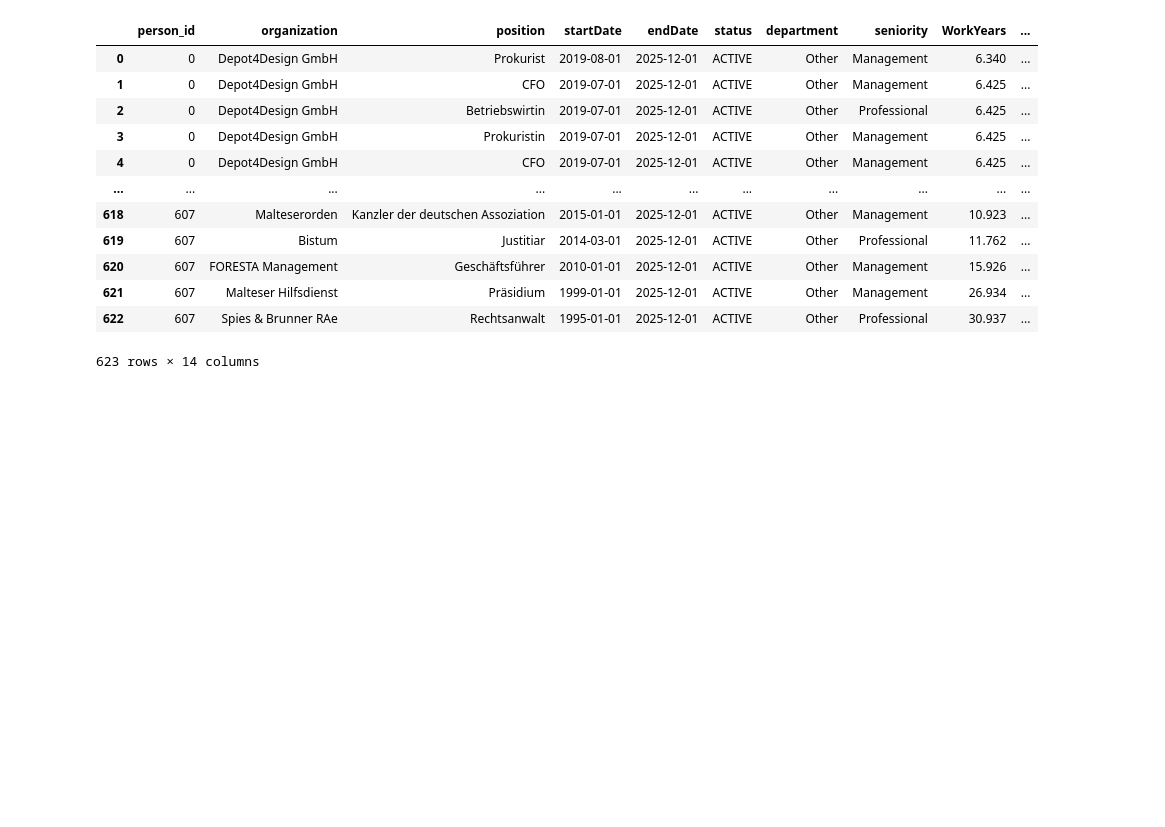
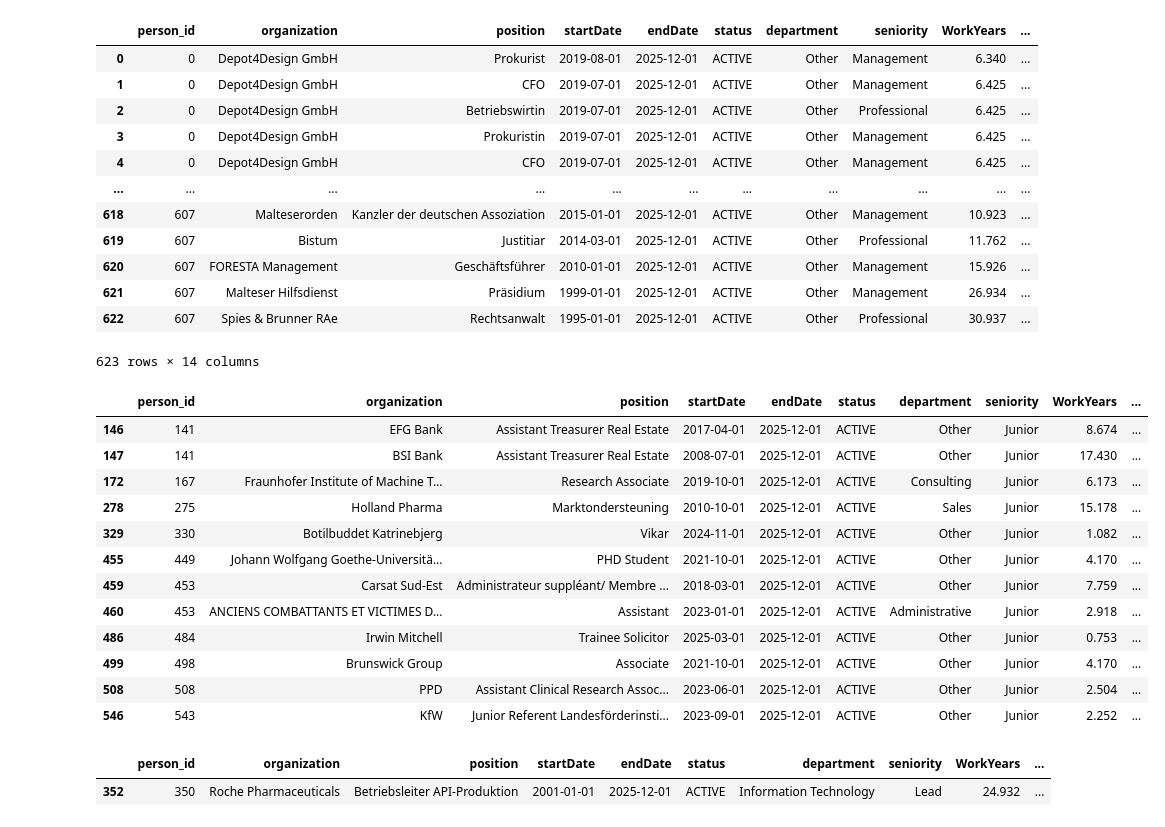
Before and after one commit to E-tech-coder/DataScienceCapstoneProject, a Jupyter notebook: RuleBasedSeniority.ipynb, the cells around one changed output. Saved outputs shown, nothing was run; the diff lists cells and outputs as text; code cells hidden in the pictures; blank space fills up the shorter version.

```diff
--- a/RuleBasedSeniority.ipynb
+++ b/RuleBasedSeniority.ipynb
@@ -284,5 +289,5 @@ Inactive_Y
 # %%
-df_years = Active_df.merge(Inactive_Y, on = "person_id", how = "left")
+df_years = Active_df.merge(Inactive_Y, on = ("person_id", "organization"), how = "left")
 df_years["InactiveYears"] = df_years["InactiveYears"].fillna(0)
 df_years["TotalYears"] = df_years["WorkYears"] + df_years["InactiveYears"]
 # %%
@@ -301,3 +306,24 @@ df_years
 | 621 | 607 | Malteser Hilfsdienst | Präsidium | 1999-01-01 | 2025-12-01 | ACTIVE | Other | Management | 26.934 | ... |
 | 622 | 607 | Spies & Brunner RAe | Rechtsanwalt | 1995-01-01 | 2025-12-01 | ACTIVE | Other | Professional | 30.937 | ... |
 623 rows × 14 columns
+# %%
+df_years[df_years["seniority"=="Junior"]]
+# %% [output]
+|  | person_id | organization | position | startDate | endDate | status | department | seniority | WorkYears | ... |
+| 146 | 141 | EFG Bank | Assistant Treasurer Real Estate | 2017-04-01 | 2025-12-01 | ACTIVE | Other | Junior | 8.674 | ... |
+| 147 | 141 | BSI Bank | Assistant Treasurer Real Estate | 2008-07-01 | 2025-12-01 | ACTIVE | Other | Junior | 17.430 | ... |
+| 172 | 167 | Fraunhofer Institute of Machine T... | Research Associate | 2019-10-01 | 2025-12-01 | ACTIVE | Consulting | Junior | 6.173 | ... |
+| 278 | 275 | Holland Pharma | Marktondersteuning | 2010-10-01 | 2025-12-01 | ACTIVE | Sales | Junior | 15.178 | ... |
+| 329 | 330 | Botilbuddet Katrinebjerg | Vikar | 2024-11-01 | 2025-12-01 | ACTIVE | Other | Junior | 1.082 | ... |
+| 455 | 449 | Johann Wolfgang Goethe-Universitä... | PHD Student | 2021-10-01 | 2025-12-01 | ACTIVE | Other | Junior | 4.170 | ... |
+| 459 | 453 | Carsat Sud-Est | Administrateur suppléant/ Membre ... | 2018-03-01 | 2025-12-01 | ACTIVE | Other | Junior | 7.759 | ... |
+| 460 | 453 | ANCIENS COMBATTANTS ET VICTIMES D... | Assistant | 2023-01-01 | 2025-12-01 | ACTIVE | Administrative | Junior | 2.918 | ... |
+| 486 | 484 | Irwin Mitchell | Trainee Solicitor | 2025-03-01 | 2025-12-01 | ACTIVE | Other | Junior | 0.753 | ... |
+| 499 | 498 | Brunswick Group | Associate | 2021-10-01 | 2025-12-01 | ACTIVE | Other | Junior | 4.170 | ... |
+| 508 | 508 | PPD | Assistant Clinical Research Assoc... | 2023-06-01 | 2025-12-01 | ACTIVE | Other | Junior | 2.504 | ... |
+| 546 | 543 | KfW | Junior Referent Landesförderinsti... | 2023-09-01 | 2025-12-01 | ACTIVE | Other | Junior | 2.252 | ... |
+# %%
+df_years[df_years["person_id"]==350]
+# %% [output]
+|  | person_id | organization | position | startDate | endDate | status | department | seniority | WorkYears | ... |
+| 352 | 350 | Roche Pharmaceuticals | Betriebsleiter API-Produktion | 2001-01-01 | 2025-12-01 | ACTIVE | Information Technology | Lead | 24.932 | ... |
```
Also changed, not shown: parts of 8 cells of this notebook.
